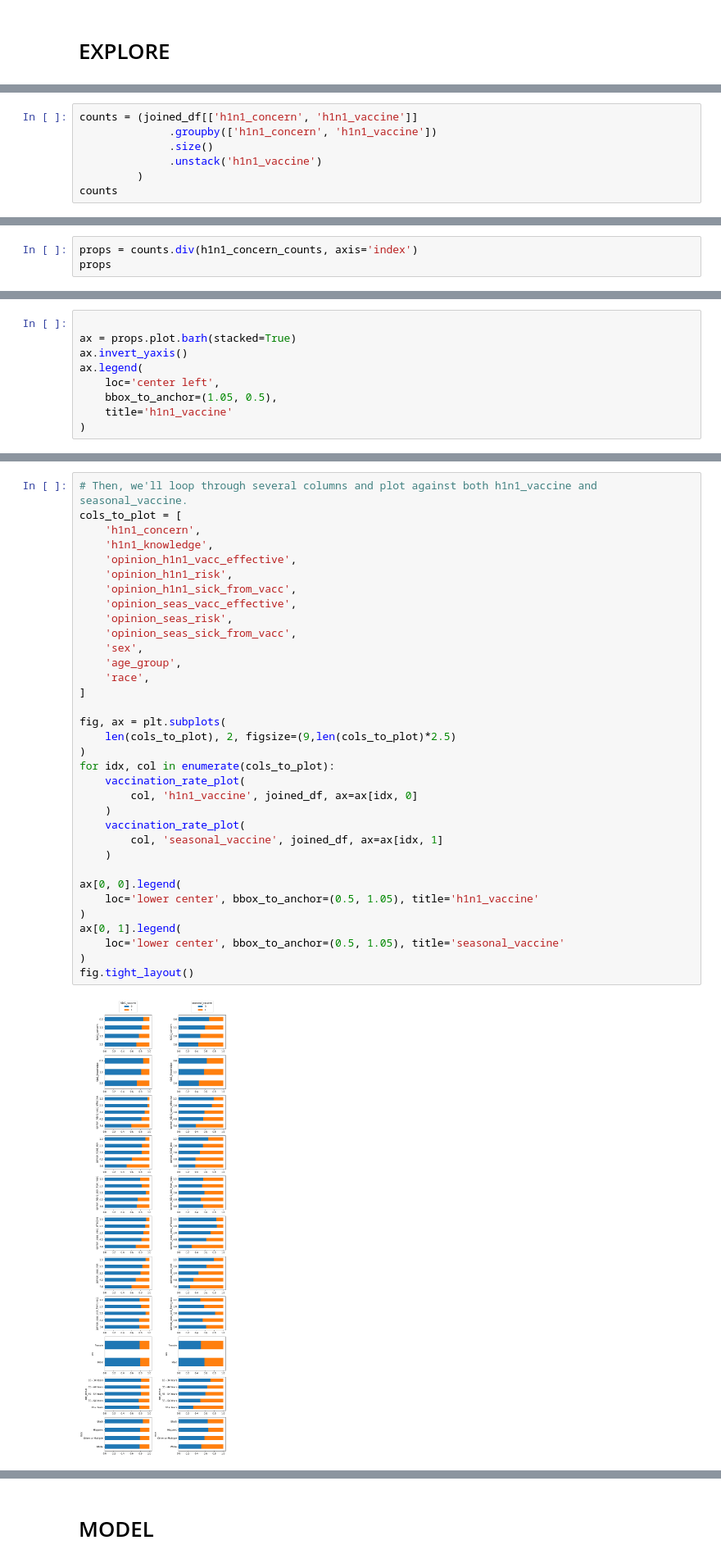
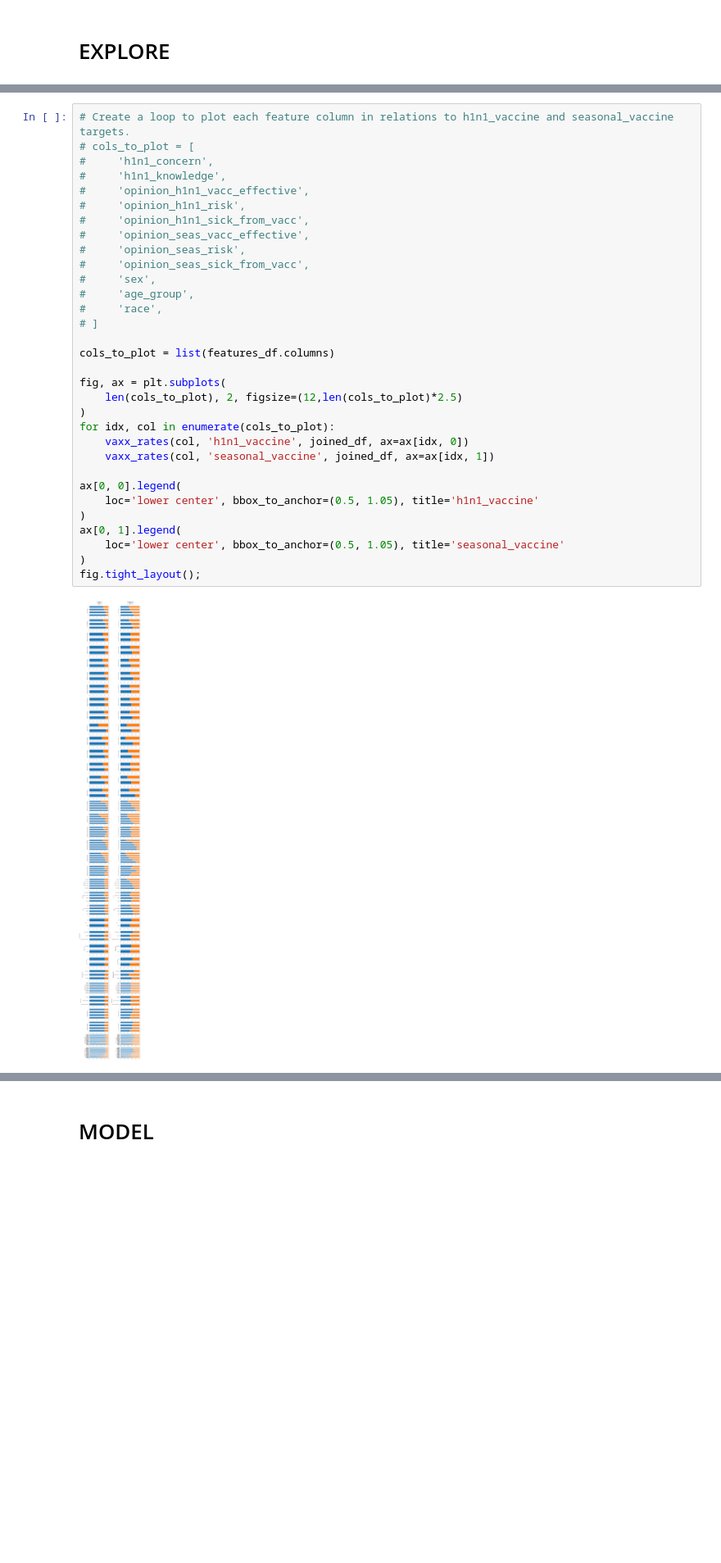
Before and after one commit to rcauvy/Flu_Shot_Learning, a Jupyter notebook: index.ipynb, the cells around one changed output, grey strips where cells are left out. Shown at 82% size. Saved outputs shown, nothing was run; the diff lists cells and outputs as text; blank space fills up the shorter version.

```diff
--- a/index.ipynb
+++ b/index.ipynb
@@ -407,7 +349,0 @@ joined_df.head()
-# %%
-counts = (joined_df[['h1n1_concern', 'h1n1_vaccine']]
-              .groupby(['h1n1_concern', 'h1n1_vaccine'])
-              .size()
-              .unstack('h1n1_vaccine')
-         )
-counts
@@ -431,3 +349,0 @@ dtype: int64
-# %%
-props = counts.div(h1n1_concern_counts, axis='index')
-props
@@ -441,9 +349,0 @@ props
-# %%
-
-ax = props.plot.barh(stacked=True)
-ax.invert_yaxis()
-ax.legend(
-    loc='center left',
-    bbox_to_anchor=(1.05, 0.5),
-    title='h1n1_vaccine'
-)
@@ -477,37 +375,35 @@ def vaccination_rate_plot(col, target, data, ax=None):
     ax.legend().remove()
 # %%
-# Then, we'll loop through several columns and plot against both h1n1_vaccine and seasonal_vaccine.
-cols_to_plot = [
-    'h1n1_concern',
-    'h1n1_knowledge',
-    'opinion_h1n1_vacc_effective',
-    'opinion_h1n1_risk',
-    'opinion_h1n1_sick_from_vacc',
-    'opinion_seas_vacc_effective',
-    'opinion_seas_risk',
-    'opinion_seas_sick_from_vacc',
-    'sex',
-    'age_group',
-    'race',
-]
+# Create a loop to plot each feature column in relations to h1n1_vaccine and seasonal_vaccine targets.
+# cols_to_plot = [
+#     'h1n1_concern',
+#     'h1n1_knowledge',
+#     'opinion_h1n1_vacc_effective',
+#     'opinion_h1n1_risk',
+#     'opinion_h1n1_sick_from_vacc',
+#     'opinion_seas_vacc_effective',
+#     'opinion_seas_risk',
+#     'opinion_seas_sick_from_vacc',
+#     'sex',
+#     'age_group',
+#     'race',
+# ]
+
+cols_to_plot = list(features_df.columns)
 
 fig, ax = plt.subplots(
-    len(cols_to_plot), 2, figsize=(9,len(cols_to_plot)*2.5)
+    len(cols_to_plot), 2, figsize=(12,len(cols_to_plot)*2.5)
 )
 for idx, col in enumerate(cols_to_plot):
-    vaccination_rate_plot(
-        col, 'h1n1_vaccine', joined_df, ax=ax[idx, 0]
-    )
-    vaccination_rate_plot(
-        col, 'seasonal_vaccine', joined_df, ax=ax[idx, 1]
-    )
+    vaxx_rates(col, 'h1n1_vaccine', joined_df, ax=ax[idx, 0])
+    vaxx_rates(col, 'seasonal_vaccine', joined_df, ax=ax[idx, 1])
 
 ax[0, 0].legend(
     loc='lower center', bbox_to_anchor=(0.5, 1.05), title='h1n1_vaccine'
 )
 ax[0, 1].legend(
     loc='lower center', bbox_to_anchor=(0.5, 1.05), title='seasonal_vaccine'
 )
-fig.tight_layout()
+fig.tight_layout();
 # %% [output]
-[figure, old version]
+[figure, new version]
```
Also changed, not shown: parts of 60 cells of this notebook.
